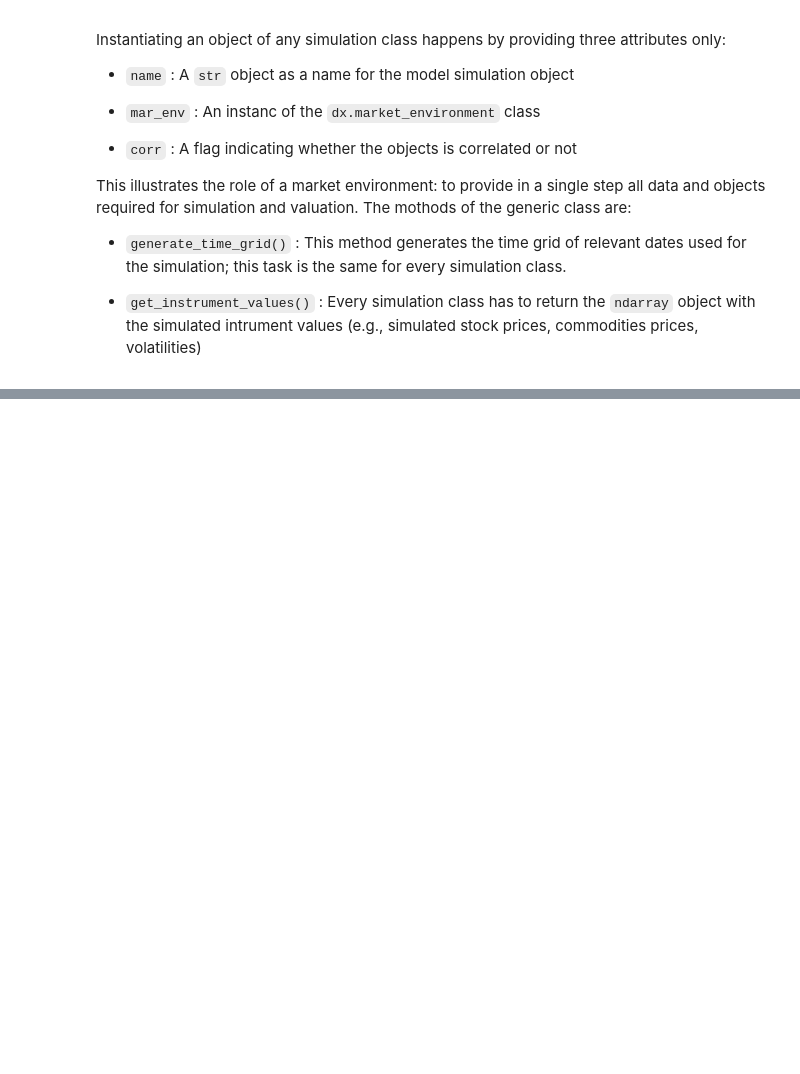
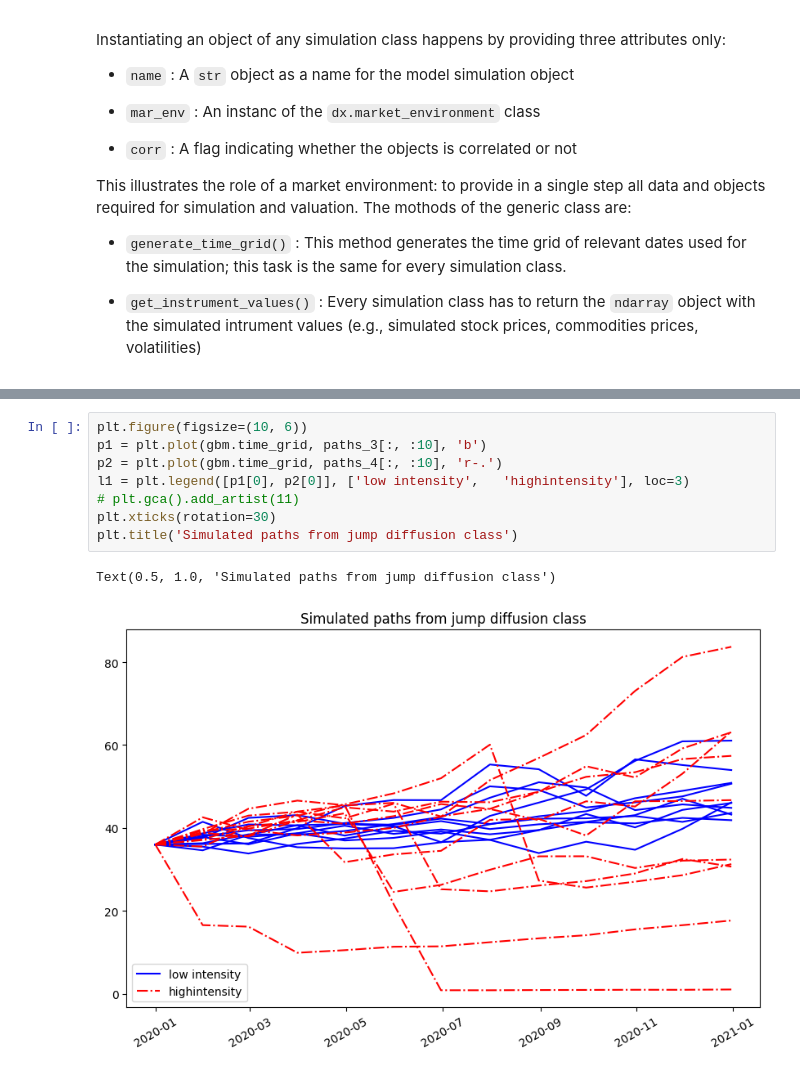
Before and after one commit to ahn283/finance, a Jupyter notebook: python_for_finance/simulation_of_financial_models.ipynb, the cells around one changed output, grey strips where cells are left out. Drawn from its saved outputs; the diff is of its cells as text; blank space fills up the shorter version.

Commit message:
update jump diffusion

```diff
--- a/python_for_finance/simulation_of_financial_models.ipynb
+++ b/python_for_finance/simulation_of_financial_models.ipynb
@@ -144,0 +327,11 @@ Table below shows all components a `dx.market_environment` object must contain f
+# %%
+plt.figure(figsize=(10, 6))
+p1 = plt.plot(gbm.time_grid, paths_3[:, :10], 'b')
+p2 = plt.plot(gbm.time_grid, paths_4[:, :10], 'r-.')
+l1 = plt.legend([p1[0], p2[0]], ['low intensity',   'highintensity'], loc=3)
+# plt.gca().add_artist(11)
+plt.xticks(rotation=30)
+plt.title('Simulated paths from jump diffusion class')
+# %% [output]
+Text(0.5, 1.0, 'Simulated paths from jump diffusion class')
+[figure, added]
```
Also changed, not shown: parts of 28 cells of this notebook, 7 other files.
